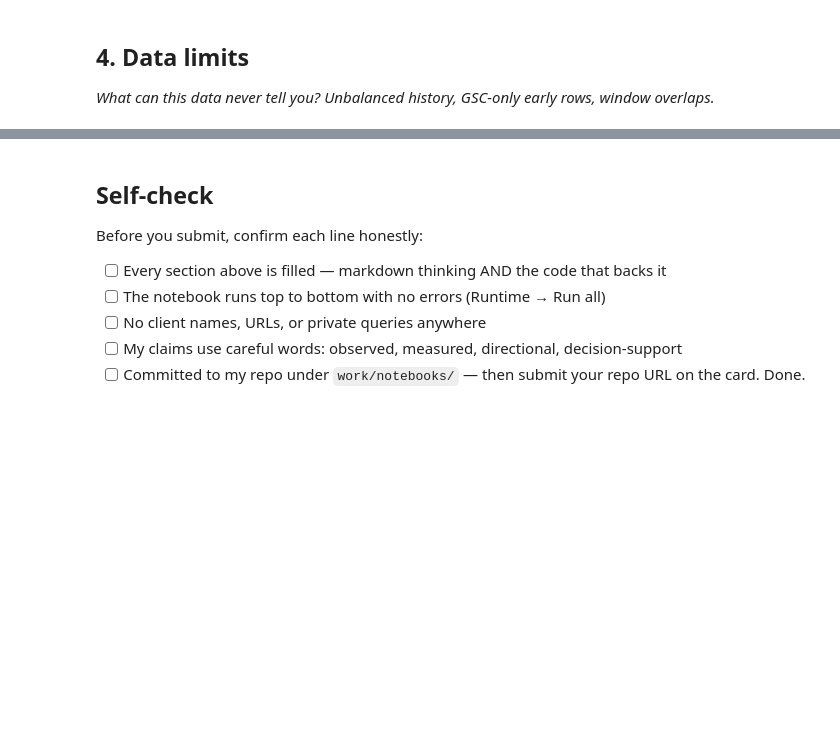
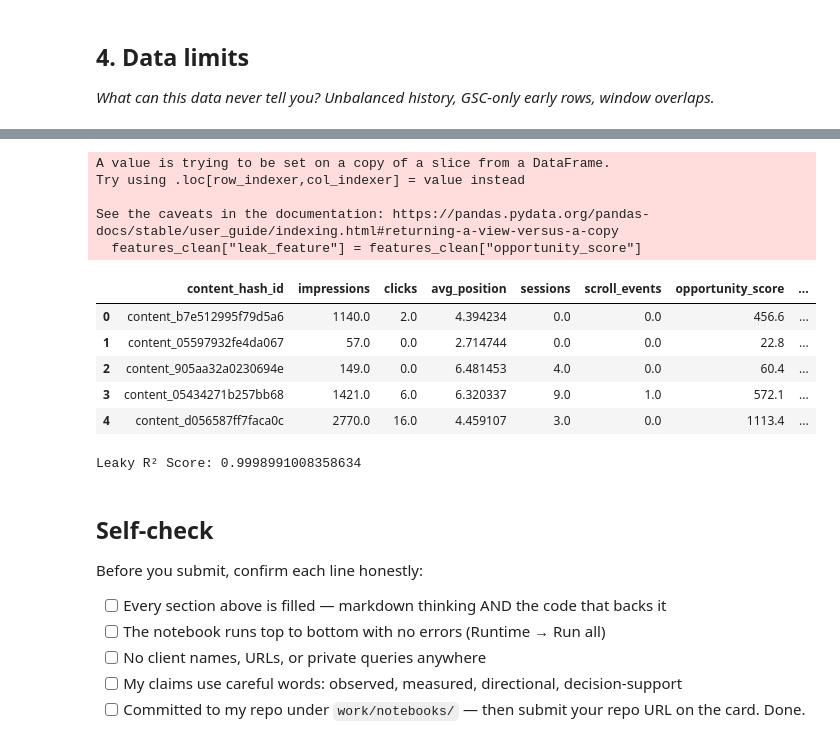
Before and after one commit to QasimNaveed-stack/flyrank-ml-internship, a Jupyter notebook: work/notebooks/w03_data_contract.ipynb, the cells around one changed output, grey strips where cells are left out. Cells and saved outputs as stored; diff of their text form; code cells hidden in the pictures; blank space fills up the shorter version.

```diff
--- a/work/notebooks/w03_data_contract.ipynb
+++ b/work/notebooks/w03_data_contract.ipynb
@@ -56,0 +234,9 @@ These are excluded to prevent data leakage and ensure the model only uses inform
+# %%
+features["opportunity_score"] = (
+    features["impressions"] * 0.4 +
+    features["clicks"] * 0.3 +
+    features["sessions"] * 0.2 +
+    features["scroll_events"] * 0.1
+)
+
+features.head()
@@ -56,0 +271,16 @@ These are excluded to prevent data leakage and ensure the model only uses inform
+# %%
+features_clean = features.dropna(
+    subset=[
+        "impressions",
+        "clicks",
+        "avg_position",
+        "sessions",
+        "scroll_events",
+        "opportunity_score"
+    ]
+)
+
+print("Before:", len(features))
+print("After:", len(features_clean))
+
+features_clean.head()
@@ -57,3 +336,58 @@ These are excluded to prevent data leakage and ensure the model only uses inform
+# %%
+features_clean["leak_feature"] = features_clean["opportunity_score"]
+
+features_clean.head()
+# %% [output]
+A value is trying to be set on a copy of a slice from a DataFrame.
+Try using .loc[row_indexer,col_indexer] = value instead
+
+See the caveats in the documentation: https://pandas.pydata.org/pandas-docs/stable/user_guide/indexing.html#returning-a-view-versus-a-copy
+  features_clean["leak_feature"] = features_clean["opportunity_score"]
+|  | content_hash_id | impressions | clicks | avg_position | sessions | scroll_events | opportunity_score | ... |
+| 0 | content_b7e512995f79d5a6 | 1140.0 | 2.0 | 4.394234 | 0.0 | 0.0 | 456.6 | ... |
+| 1 | content_05597932fe4da067 | 57.0 | 0.0 | 2.714744 | 0.0 | 0.0 | 22.8 | ... |
+| 2 | content_905aa32a0230694e | 149.0 | 0.0 | 6.481453 | 4.0 | 0.0 | 60.4 | ... |
+| 3 | content_05434271b257bb68 | 1421.0 | 6.0 | 6.320337 | 9.0 | 1.0 | 572.1 | ... |
+| 4 | content_d056587ff7faca0c | 2770.0 | 16.0 | 4.459107 | 3.0 | 0.0 | 1113.4 | ... |
+# %%
+from sklearn.model_selection import train_test_split
+from sklearn.ensemble import RandomForestRegressor
+from sklearn.metrics import r2_score
+
+X_leak = features_clean[
+    [
+        "impressions",
+        "clicks",
+        "avg_position",
+        "sessions",
+        "scroll_events",
+        "leak_feature"
+    ]
+]
+
+y = features_clean["opportunity_score"]
+
+
+X_train, X_test, y_train, y_test = train_test_split(
+    X_leak,
+    y,
+    test_size=0.2,
+    random_state=42
+)
+
+
+leak_model = RandomForestRegressor(
+    random_state=42
+)
+
+leak_model.fit(X_train, y_train)
+
+pred = leak_model.predict(X_test)
+
+
+print("Leaky R² Score:", r2_score(y_test, pred))
+# %% [output]
+Leaky R² Score: 0.9998991008358634
 # %% [markdown]
 ## Self-check
 
```
Also changed, not shown: parts of 23 cells of this notebook.
